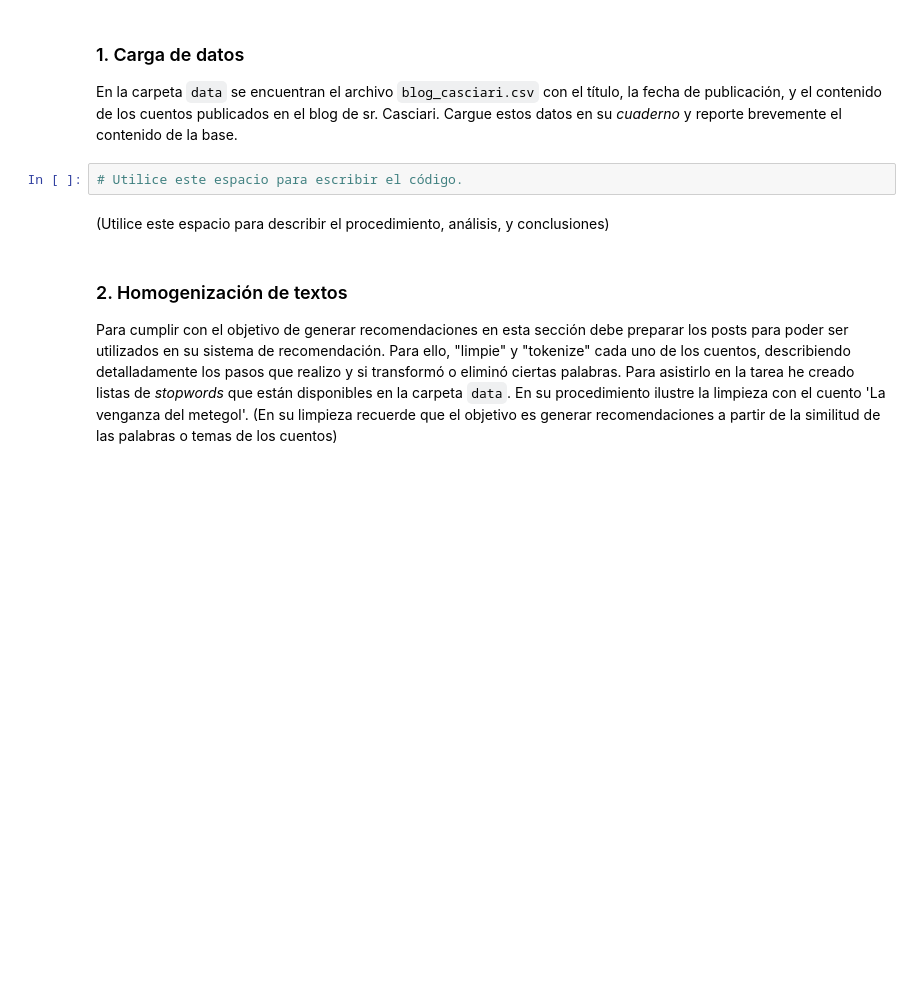
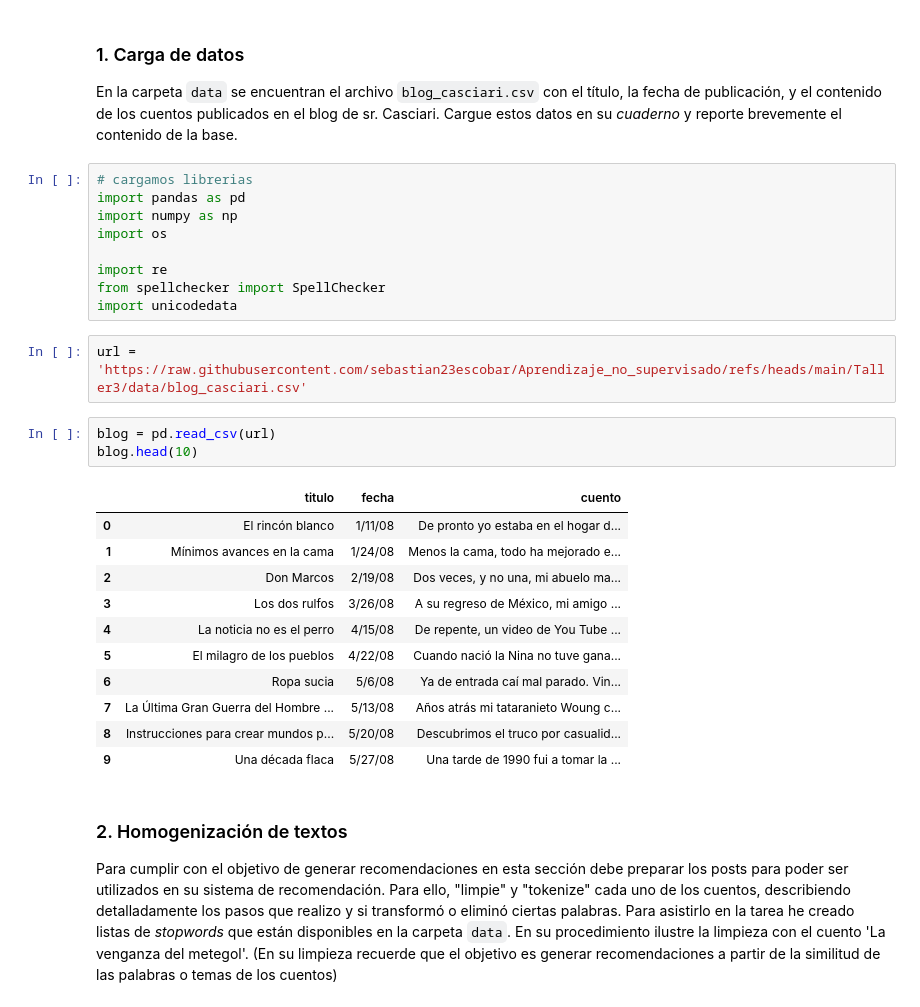
Before and after one commit to sebastian23escobar/Aprendizaje_no_supervisado, a Jupyter notebook: Taller3/S6_LC1_Taller_LDA.ipynb, the cells around one changed output. Saved outputs shown, nothing was run; the diff lists cells and outputs as text; blank space fills up the shorter version.

```diff
--- a/Taller3/S6_LC1_Taller_LDA.ipynb
+++ b/Taller3/S6_LC1_Taller_LDA.ipynb
@@ -24,9 +24,31 @@ El objetivo de este caso-taller es construir un sistema de recomendación basado
 
 En la carpeta `data` se encuentran el archivo `blog_casciari.csv` con el título, la fecha de publicación, y el contenido de los cuentos publicados en el blog  de sr. Casciari. Cargue estos datos en su *cuaderno* y reporte brevemente el contenido de la base.
 # %%
-# Utilice este espacio para escribir el código.
+# cargamos librerias
+import pandas as pd
+import numpy as np
+import os
+
+import re
+from spellchecker import SpellChecker
+import unicodedata
-# %% [markdown]
-(Utilice este espacio para describir el procedimiento, análisis, y conclusiones)
+# %%
+url = 'https://raw.githubusercontent.com/sebastian23escobar/Aprendizaje_no_supervisado/refs/heads/main/Taller3/data/blog_casciari.csv'
+# %%
+blog = pd.read_csv(url)
+blog.head(10)
+# %% [output]
+|  | titulo | fecha | cuento |
+| 0 | El rincón blanco | 1/11/08 | De pronto yo estaba en el hogar d... |
+| 1 | Mínimos avances en la cama | 1/24/08 | Menos la cama, todo ha mejorado e... |
+| 2 | Don Marcos | 2/19/08 | Dos veces, y no una, mi abuelo ma... |
+| 3 | Los dos rulfos | 3/26/08 | A su regreso de México, mi amigo ... |
+| 4 | La noticia no es el perro | 4/15/08 | De repente, un video de You Tube ... |
+| 5 | El milagro de los pueblos | 4/22/08 | Cuando nació la Nina no tuve gana... |
+| 6 | Ropa sucia | 5/6/08 | Ya de entrada caí mal parado. Vin... |
+| 7 | La Última Gran Guerra del Hombre ... | 5/13/08 | Años atrás mi tataranieto Woung c... |
+| 8 | Instrucciones para crear mundos p... | 5/20/08 | Descubrimos el truco por casualid... |
+| 9 | Una década flaca | 5/27/08 | Una tarde de 1990 fui a tomar la ... |
 # %% [markdown]
 ### 2. Homogenización de textos
 
```
Also changed, not shown: parts of 3 cells of this notebook, 1 other file.
